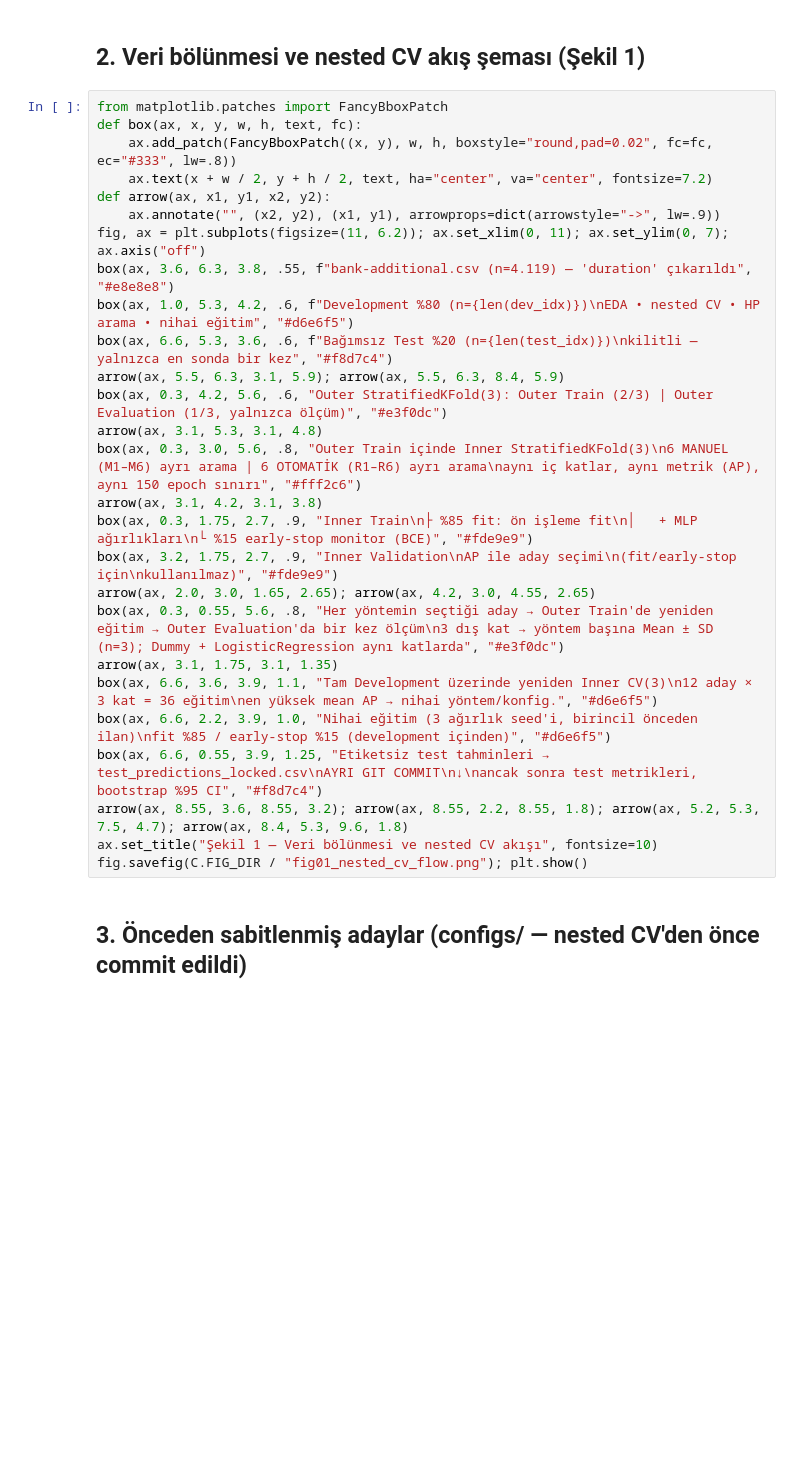
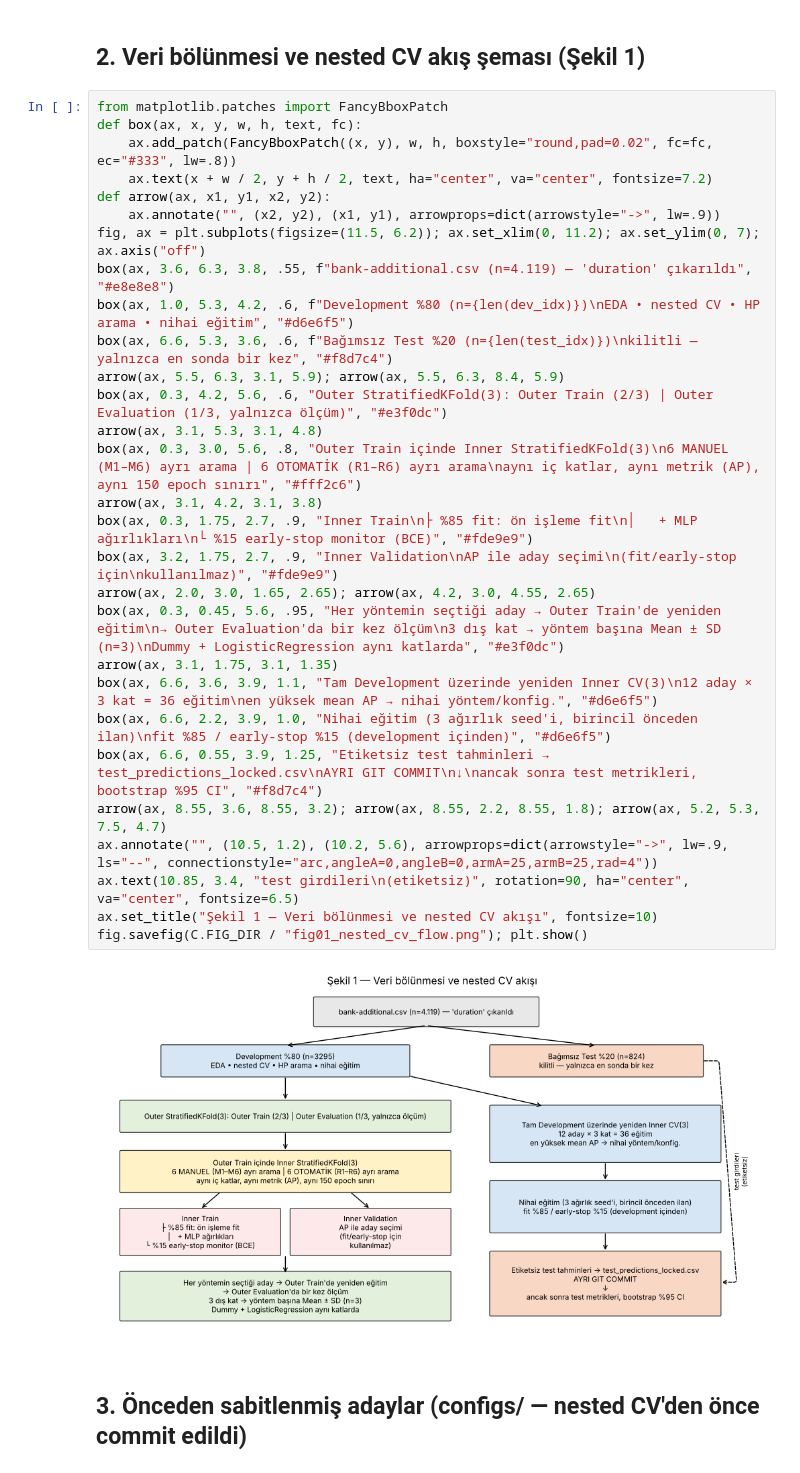
Before and after one commit to ibrahimalpsoy/ysa-midterm-bank-mlp, a Jupyter notebook: 02_nested_cv.ipynb, the cells around one changed output. Saved outputs shown, nothing was run; the diff lists cells and outputs as text; blank space fills up the shorter version.

```diff
--- a/02_nested_cv.ipynb
+++ b/02_nested_cv.ipynb
@@ -56,30 +63,34 @@ print("Development:", X_dev.shape, "pozitif oran:", round(y_dev.mean(), 4), "| t
 # %%
 from matplotlib.patches import FancyBboxPatch
 def box(ax, x, y, w, h, text, fc):
     ax.add_patch(FancyBboxPatch((x, y), w, h, boxstyle="round,pad=0.02", fc=fc, ec="#333", lw=.8))
     ax.text(x + w / 2, y + h / 2, text, ha="center", va="center", fontsize=7.2)
 def arrow(ax, x1, y1, x2, y2):
     ax.annotate("", (x2, y2), (x1, y1), arrowprops=dict(arrowstyle="->", lw=.9))
-fig, ax = plt.subplots(figsize=(11, 6.2)); ax.set_xlim(0, 11); ax.set_ylim(0, 7); ax.axis("off")
+fig, ax = plt.subplots(figsize=(11.5, 6.2)); ax.set_xlim(0, 11.2); ax.set_ylim(0, 7); ax.axis("off")
 box(ax, 3.6, 6.3, 3.8, .55, f"bank-additional.csv (n=4.119) — 'duration' çıkarıldı", "#e8e8e8")
 box(ax, 1.0, 5.3, 4.2, .6, f"Development %80 (n={len(dev_idx)})\nEDA • nested CV • HP arama • nihai eğitim", "#d6e6f5")
 box(ax, 6.6, 5.3, 3.6, .6, f"Bağımsız Test %20 (n={len(test_idx)})\nkilitli — yalnızca en sonda bir kez", "#f8d7c4")
 arrow(ax, 5.5, 6.3, 3.1, 5.9); arrow(ax, 5.5, 6.3, 8.4, 5.9)
 box(ax, 0.3, 4.2, 5.6, .6, "Outer StratifiedKFold(3): Outer Train (2/3) | Outer Evaluation (1/3, yalnızca ölçüm)", "#e3f0dc")
 arrow(ax, 3.1, 5.3, 3.1, 4.8)
 box(ax, 0.3, 3.0, 5.6, .8, "Outer Train içinde Inner StratifiedKFold(3)\n6 MANUEL (M1–M6) ayrı arama | 6 OTOMATİK (R1–R6) ayrı arama\naynı iç katlar, aynı metrik (AP), aynı 150 epoch sınırı", "#fff2c6")
 arrow(ax, 3.1, 4.2, 3.1, 3.8)
 box(ax, 0.3, 1.75, 2.7, .9, "Inner Train\n├ %85 fit: ön işleme fit\n│   + MLP ağırlıkları\n└ %15 early-stop monitor (BCE)", "#fde9e9")
 box(ax, 3.2, 1.75, 2.7, .9, "Inner Validation\nAP ile aday seçimi\n(fit/early-stop için\nkullanılmaz)", "#fde9e9")
 arrow(ax, 2.0, 3.0, 1.65, 2.65); arrow(ax, 4.2, 3.0, 4.55, 2.65)
-box(ax, 0.3, 0.55, 5.6, .8, "Her yöntemin seçtiği aday → Outer Train'de yeniden eğitim → Outer Evaluation'da bir kez ölçüm\n3 dış kat → yöntem başına Mean ± SD (n=3); Dummy + LogisticRegression aynı katlarda", "#e3f0dc")
+box(ax, 0.3, 0.45, 5.6, .95, "Her yöntemin seçtiği aday → Outer Train'de yeniden eğitim\n→ Outer Evaluation'da bir kez ölçüm\n3 dış kat → yöntem başına Mean ± SD (n=3)\nDummy + LogisticRegression aynı katlarda", "#e3f0dc")
 arrow(ax, 3.1, 1.75, 3.1, 1.35)
 box(ax, 6.6, 3.6, 3.9, 1.1, "Tam Development üzerinde yeniden Inner CV(3)\n12 aday × 3 kat = 36 eğitim\nen yüksek mean AP → nihai yöntem/konfig.", "#d6e6f5")
 box(ax, 6.6, 2.2, 3.9, 1.0, "Nihai eğitim (3 ağırlık seed'i, birincil önceden ilan)\nfit %85 / early-stop %15 (development içinden)", "#d6e6f5")
 box(ax, 6.6, 0.55, 3.9, 1.25, "Etiketsiz test tahminleri → test_predictions_locked.csv\nAYRI GIT COMMIT\n↓\nancak sonra test metrikleri, bootstrap %95 CI", "#f8d7c4")
-arrow(ax, 8.55, 3.6, 8.55, 3.2); arrow(ax, 8.55, 2.2, 8.55, 1.8); arrow(ax, 5.2, 5.3, 7.5, 4.7); arrow(ax, 8.4, 5.3, 9.6, 1.8)
+arrow(ax, 8.55, 3.6, 8.55, 3.2); arrow(ax, 8.55, 2.2, 8.55, 1.8); arrow(ax, 5.2, 5.3, 7.5, 4.7)
+ax.annotate("", (10.5, 1.2), (10.2, 5.6), arrowprops=dict(arrowstyle="->", lw=.9, ls="--", connectionstyle="arc,angleA=0,angleB=0,armA=25,armB=25,rad=4"))
+ax.text(10.85, 3.4, "test girdileri\n(etiketsiz)", rotation=90, ha="center", va="center", fontsize=6.5)
 ax.set_title("Şekil 1 — Veri bölünmesi ve nested CV akışı", fontsize=10)
 fig.savefig(C.FIG_DIR / "fig01_nested_cv_flow.png"); plt.show()
+# %% [output]
+[figure, added]
 # %% [markdown]
 ## 3. Önceden sabitlenmiş adaylar (configs/ — nested CV'den önce commit edildi)
 # %%
```
Also changed, not shown: parts of 14 cells of this notebook, 45 other files.
